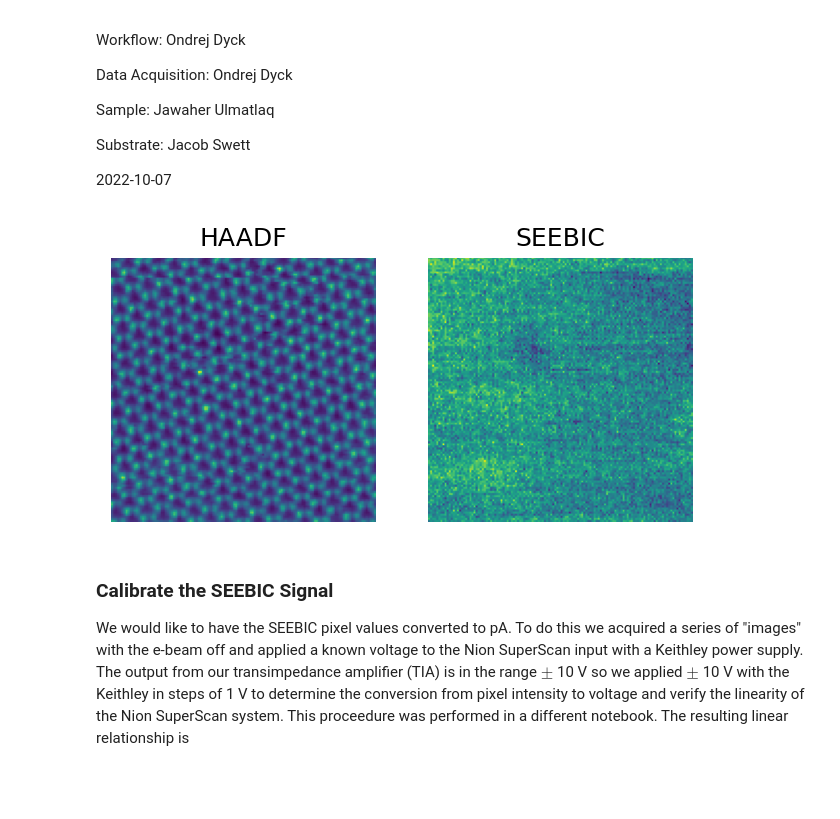
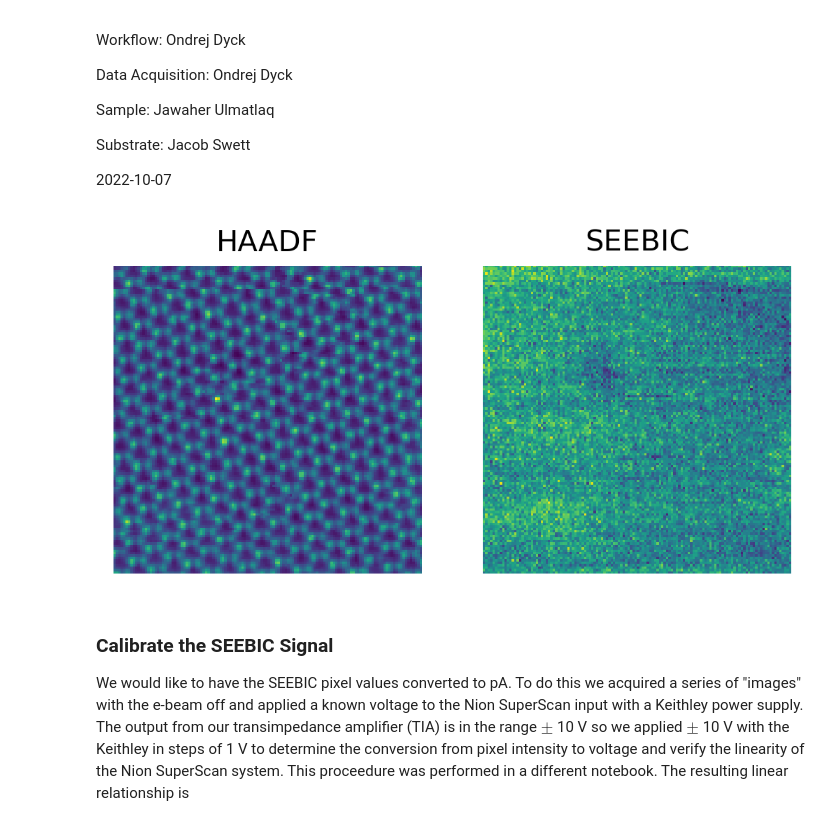
Before and after one commit to ondrejdyck/SEEBIC_electron_orbitals, a Jupyter notebook: atomai_analysis.ipynb, the cells around one changed output. Drawn from its saved outputs; the diff is of its cells as text; code cells hidden in the pictures; blank space fills up the shorter version.

```diff
--- a/atomai_analysis.ipynb
+++ b/atomai_analysis.ipynb
@@ -34,27 +34,27 @@ from sklearn.cluster import KMeans
 # %%
 haadf_name = 'Recording_of_SuperScan_(HAADF).tif'
 seebic_name = 'Recording_of_SuperScan_(Ext).tif'
 
 # load data
 haadf = tif.imread(haadf_name)
 seebic = tif.imread(seebic_name)
 
 # plot
-fig, ax = plt.subplots(1,2, figsize=(5,10), facecolor='white', dpi=150)
+fig, ax = plt.subplots(1,2, figsize=(5,10), facecolor='white', dpi=250)
 ax[0].imshow(haadf[0])
 ax[0].set_axis_off()
 ax[0].set_title('HAADF')
 
 ax[1].imshow(seebic[0])
 ax[1].set_axis_off()
 ax[1].set_title('SEEBIC')
 
 basename = haadf_name.rsplit('.')[0]
 plt.savefig(basename+'_HAADF_SEEBIC_comparison.png', bbox_inches='tight', dpi=200)
 #plt.savefig(basename+'_HAADF_SEEBIC_comparison.svg', bbox_inches='tight')
 plt.show()
 # %% [output]
-[figure, old version]
+[figure, new version]
 # %% [markdown]
 ### Calibrate the SEEBIC Signal
 
```
Also changed, not shown: parts of 10 cells of this notebook, 3 other files.
